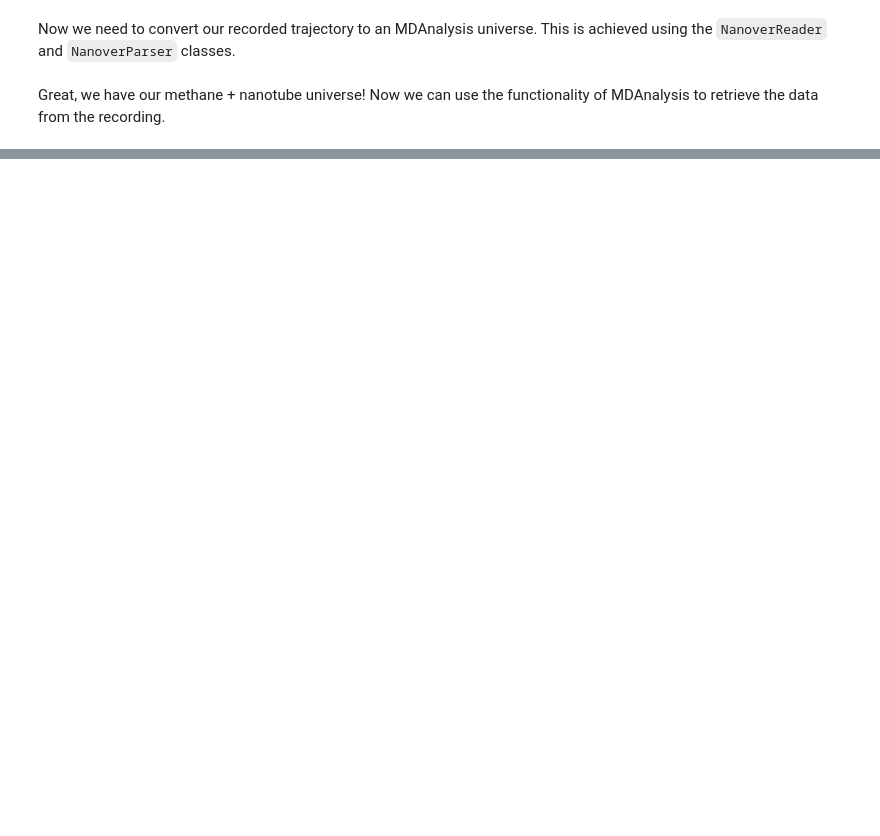
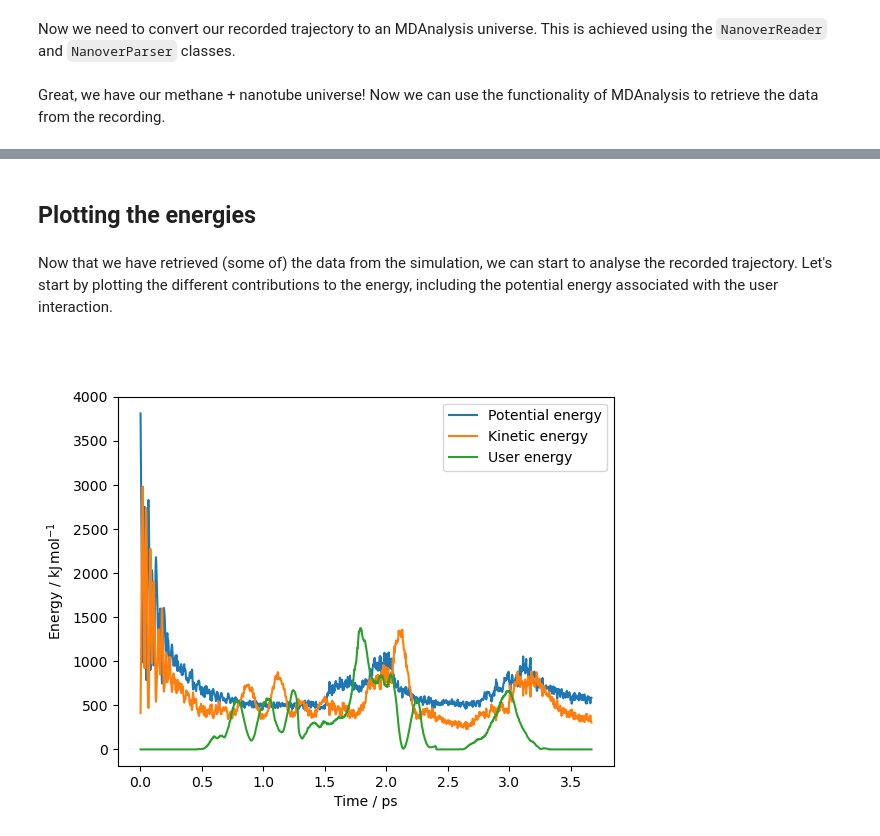
Before and after one commit to IRL2/nanover-server-py, a Jupyter notebook: examples/mdanalysis/mdanalysis_nanover_recording.ipynb, the cells around one changed output, grey strips where cells are left out. Drawn from its saved outputs; the diff is of its cells as text; code cells hidden in the pictures; blank space fills up the shorter version.

Commit message:
Update recordings to include forces and velocities and add sections to notebook on plotting energies, trajectories and forces

```diff
--- a/examples/mdanalysis/mdanalysis_nanover_recording.ipynb
+++ b/examples/mdanalysis/mdanalysis_nanover_recording.ipynb
@@ -56,7 +59,6 @@ Great, we have our methane + nanotube universe! Now we can use the functionality
 
 frames = []                        # Frame indices
 simulation_times = []              # Time elapsed in simulation time
-times = []                         # Time elapsed in simulation time
 timestamps = []                    # Timestamps for synchronising trajectory and state data
 
 potential_energy = []              # Potential energy of the system
@@ -69,12 +71,11 @@ particle_forces_system = []        # Forces acting on the particles (excluding u
 user_energy = []                   # Potential energy of the user interaction
 user_forces = []                   # iMD forces acting on the particles
 
-# Iterate through simulation frames and retrieve simulation data
+# Iterate through simulation frames and retrieve simulation data, skipping the first frame
 for timestep in u.trajectory:
-    #if timestep.frame != 0:
+    if timestep.frame != 0:
         frames.append(timestep.frame)
-        times.append(timestep.time)
-        simulation_times.append(timestep.data['system.simulation.time'])
+        simulation_times.append(timestep.time)
         timestamps.append(timestep.data["elapsed"])
 
         potential_energy.append(timestep.data["energy.potential"])
@@ -88,0 +99,16 @@ for timestep in u.trajectory:
+# %% [markdown]
+## Plotting the energies
+# %% [markdown]
+Now that we have retrieved (some of) the data from the simulation, we can start to analyse the recorded trajectory. Let's start by plotting the different contributions to the energy, including the potential energy associated with the user interaction.
+# %%
+# Plot the energies as a function of simulation time
+fig, axis = plt.subplots(1)
+axis.plot(simulation_times, potential_energy, label='Potential energy')
+axis.plot(simulation_times, kinetic_energy, label='Kinetic energy')
+axis.plot(simulation_times, user_energy, label='User energy')
+axis.legend()
+axis.set_xlabel("Time / ps")
+axis.set_ylabel(r"Energy / $\mathrm{kJ \, mol}^{-1}$")
+plt.show()
+# %% [output]
+[figure, added]
```
Also changed, not shown: parts of 18 cells of this notebook, 2 other files.
